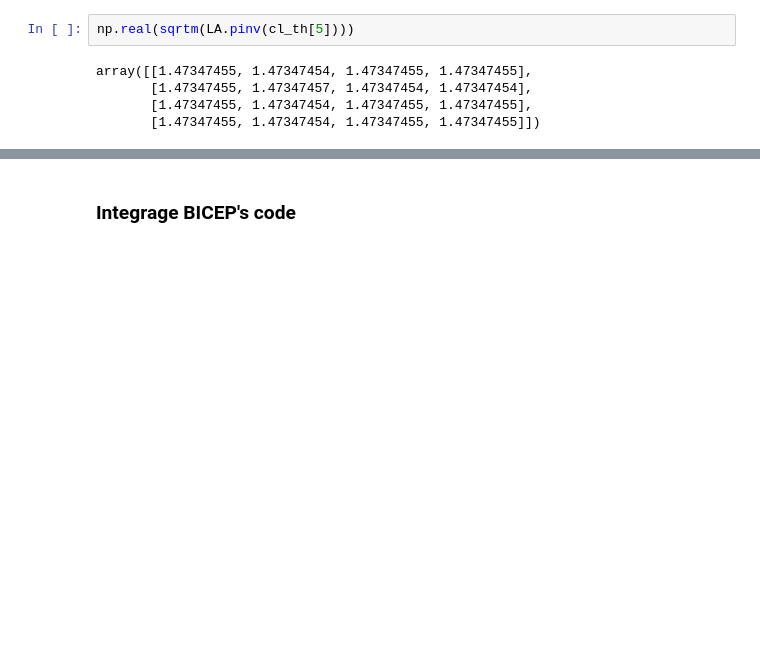
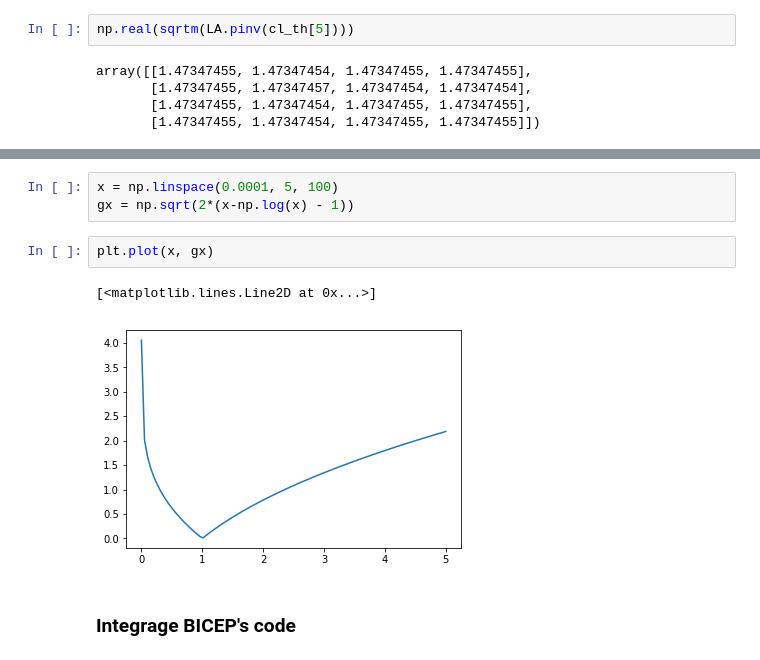
Before and after one commit to YJHelloWorld/Likelihood, a Jupyter notebook: methods.py.ipynb, the cells around one changed output, grey strips where cells are left out. Drawn from its saved outputs; the diff is of its cells as text; blank space fills up the shorter version.

```diff
--- a/methods.py.ipynb
+++ b/methods.py.ipynb
@@ -185,3 +293,11 @@ array([nan, nan, nan, nan, nan, nan, nan, nan, nan, nan])
+# %%
+x = np.linspace(0.0001, 5, 100)
+gx = np.sqrt(2*(x-np.log(x) - 1))
+# %%
+plt.plot(x, gx)
+# %% [output]
+[<matplotlib.lines.Line2D at 0x...>]
+[figure, added]
 # %% [markdown]
 ### Integrage BICEP's code
 # %%
```
Also changed, not shown: parts of 59 cells of this notebook.
